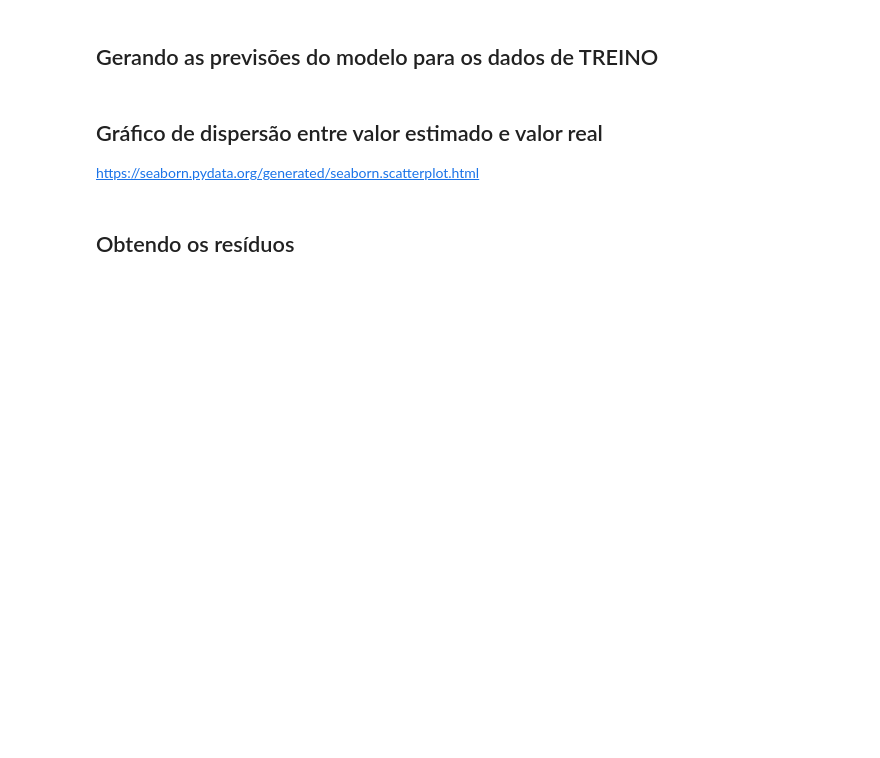
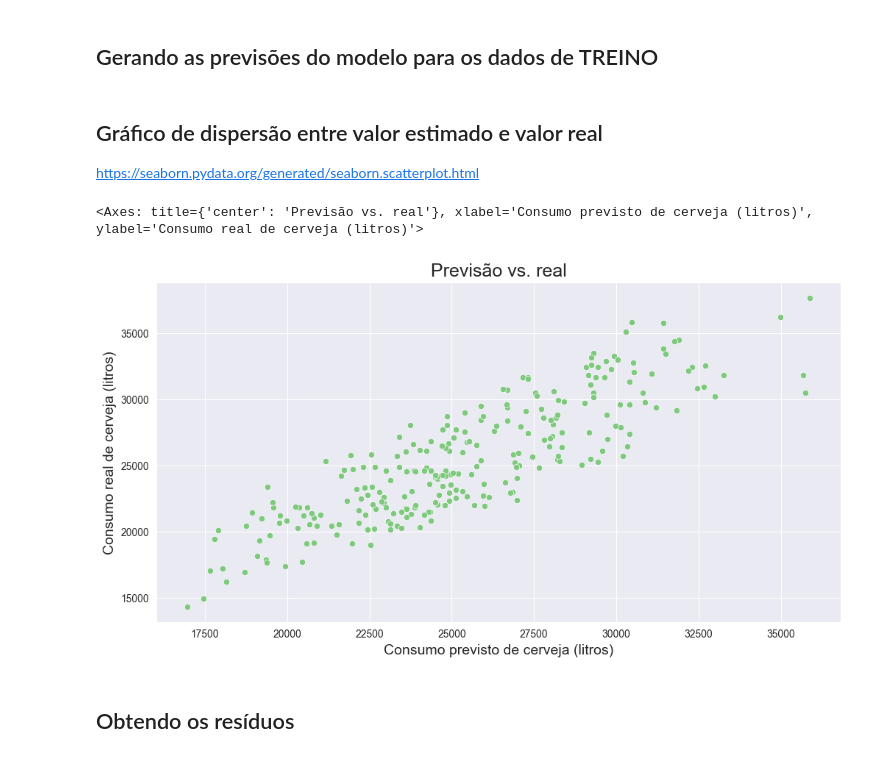
Before and after one commit to naimeaiub/Analise-Estatistica-IBGE, a Jupyter notebook: 6. Regressão linear - testando relações e prevendo resultados/Projeto/Regressão Linear.ipynb, the cells around one changed output. Cells and saved outputs as stored; diff of their text form; code cells hidden in the pictures; blank space fills up the shorter version.

```diff
--- a/6. Regressão linear - testando relações e prevendo resultados/Projeto/Regressão Linear.ipynb
+++ b/6. Regressão linear - testando relações e prevendo resultados/Projeto/Regressão Linear.ipynb
@@ -525,9 +525,21 @@ pd.DataFrame(data = np.append(modelo_intercept, modelo.coef_), index=index, colu
 <hr style='border: 2px solid red;'>
 # %% [markdown]
 ## Gerando as previsões do modelo para os dados de TREINO
+# %%
+y_previsto_train = modelo.predict(X_train)
 # %% [markdown]
 ## Gráfico de dispersão entre valor estimado e valor real
 
 https://seaborn.pydata.org/generated/seaborn.scatterplot.html
+# %%
+ax = sns.scatterplot(y=y_train, x=y_previsto_train)
+ax.figure.set_size_inches(12, 6)
+ax.set_title('Previsão vs. real', fontsize=18)
+ax.set_ylabel('Consumo real de cerveja (litros)', fontsize=14)
+ax.set_xlabel('Consumo previsto de cerveja (litros)', fontsize=14)
+ax
+# %% [output]
+<Axes: title={'center': 'Previsão vs. real'}, xlabel='Consumo previsto de cerveja (litros)', ylabel='Consumo real de cerveja (litros)'>
+[figure, added]
 # %% [markdown]
 ## Obtendo os resíduos
```
Also changed, not shown: parts of 4 cells of this notebook.
